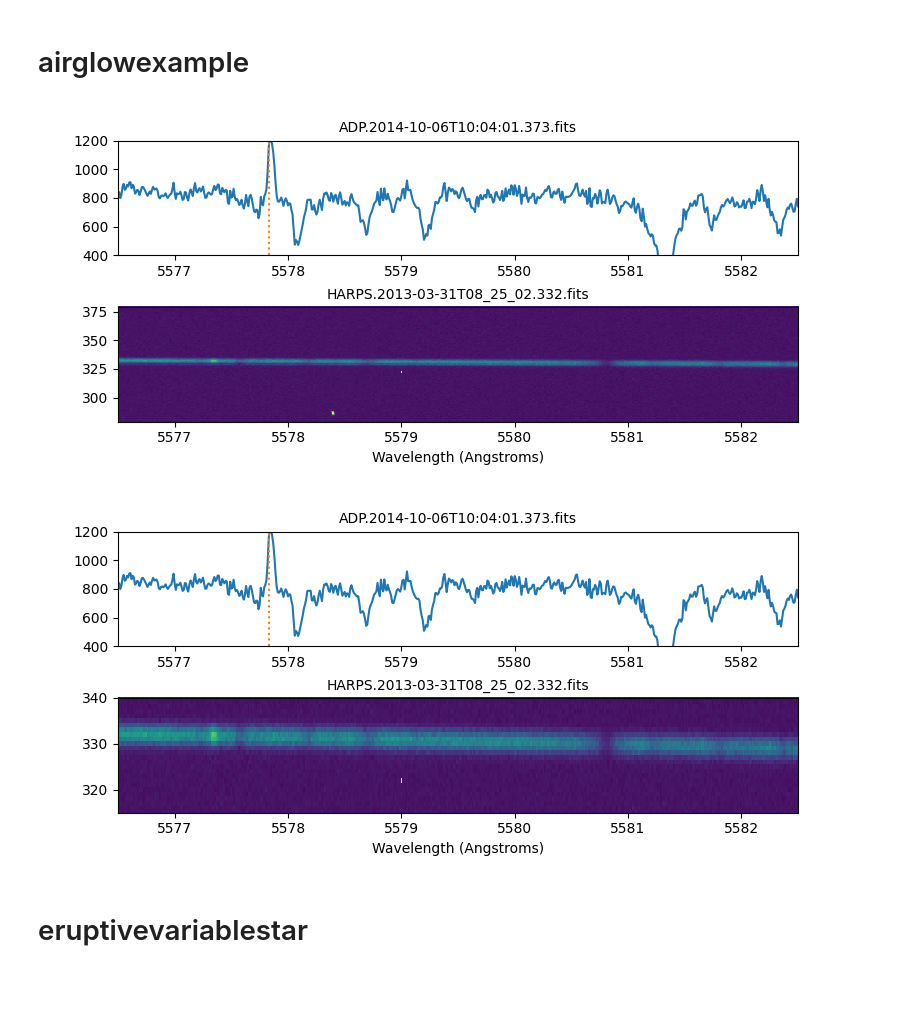
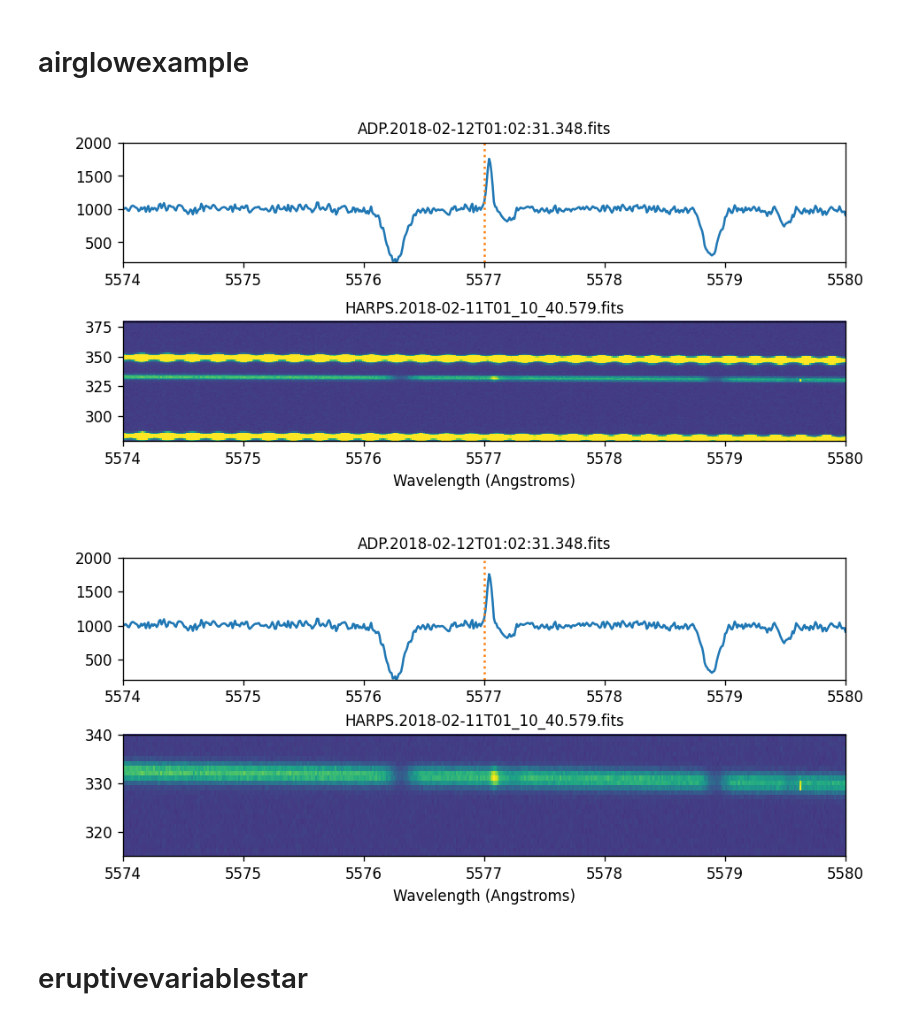
Before and after one commit to goodmanj/optical_seti, a Jupyter notebook: manuscript-figures.ipynb, the cells around one changed output. Saved outputs shown, nothing was run; the diff lists cells and outputs as text; code cells hidden in the pictures; blank space fills up the shorter version.

```diff
--- a/manuscript-figures.ipynb
+++ b/manuscript-figures.ipynb
@@ -44,7 +44,7 @@ Check that files exist, download if necessary
 benjiname = ["2_ADP.2018-04-11T01_01_47.531_zoom (2).png",
              "20_ADP.2014-09-26T16_52_17.823_zoom (1).png",
              "HARPS_2010-09-14T01_44_18_810cosmicRAY.png",
-             "HARPS_2013-08-18T05_02_20_353bleed.png"
+             "calibrationlampbleedthroughexampleforpaper.pdf    "
              "HD127423.png",
              "airglowexample.png",
              "eruptive_variable_star_reduced_spectrum-1.png",
@@ -63,9 +63,12 @@ fig_label = ["seti_candidate_GJ317",
 specfiles = ["ADP.2018-04-11T01_01_47.531.fits",
              "ADP.2014-09-26T16_52_17.823.fits",
              "ADP.2014-09-24T09_42_23.183.fits",
-             "ADP.2014-10-06T10_05_51.713.fits",
+             "ADP.2014-10-06T10_04_15.220.fits", # 5852.88
+#             "ADP.2014-10-06T10_03_50.550.fits", # Good bleedthrough lamb=5852.05
+#             "ADP.2014-10-06T10_05_51.713.fits", # Old bleedthrough
              "ADP.2014-10-06T10_06_38.740.fits",
-             "ADP.2014-10-06T10_04_01.373.fits",
+#             "ADP.2014-10-06T10_04_01.373.fits", # Old airglow
+             "ADP.2018-02-12T01_02_31.348.fits",
              "ADP.2014-10-06T10_04_35.637.fits",
              "ADP.2014-10-27T18_00_29.167.fits"]
 
@@ -81,6 +84,7 @@ for i in range(len(specfiles)):
         harpscompare.download_spectrum(download_name)
     else:
         print(fullspecfiles[i])
+    print("%s exists: %s"%(fullspecfiles[i],fullspecfiles[i].exists()))
     specfits = fits.open(fullspecfiles[i])
     rawfile = specfits[0].header['PROV1'][:-5]
     specfits.close()
@@ -234,26 +230,26 @@ plt.savefig(Path("manuscript-figures")/(fig_label[fig]+".pdf"),format="pdf")
 # %%
 fig=5
 plt.figure(fig)
 plt.figure(fig).set_size_inches(figurewidth,figureheight)
 plt.clf()
 
 specfits = fits.open(fullspecfiles[fig])
 wave = specfits[1].data[0][0]
 arr1 = specfits[1].data[0][1]
 
-lamb = 5577.83/10
-lamb_range = [5576.5/10,5582.5/10]
+lamb = 5577.0/10
+lamb_range = [5574/10,5580/10]
 
 harpscompare.compare_spec_to_raw(fullspecfiles[fig],rawfilename=fullrawfiles[fig],lamb=lamb,lamb_range=lamb_range,
-                                 spec_countmin=400,spec_countmax=1200,raw_countmin=0,raw_countmax=400)
+                                 spec_countmin=200,spec_countmax=2000,raw_countmin=100,raw_countmax=600,doppler_shift=True)
 plt.ylim(315,340)
 plt.subplots_adjust(left = .1, right = .95, bottom = .15, top = .9, hspace=.45)
 
 plt.savefig(Path("manuscript-figures")/(fig_label[fig]+".pdf"),format="pdf")
 plt.show()
 # %% [output]
-[figure, old version]
+[figure, new version]
-[figure, old version]
+[figure, new version]
 # %% [markdown]
 # eruptivevariablestar
 # %%
```
Also changed, not shown: parts of 4 cells of this notebook, 5 other files.
